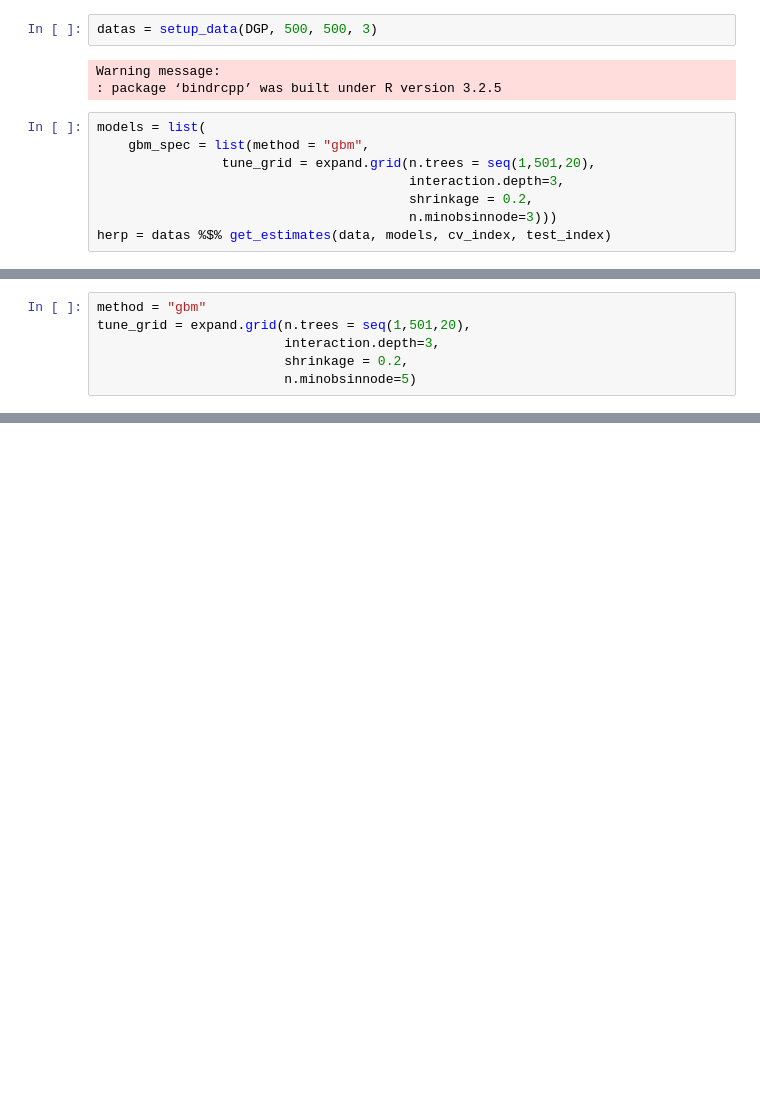
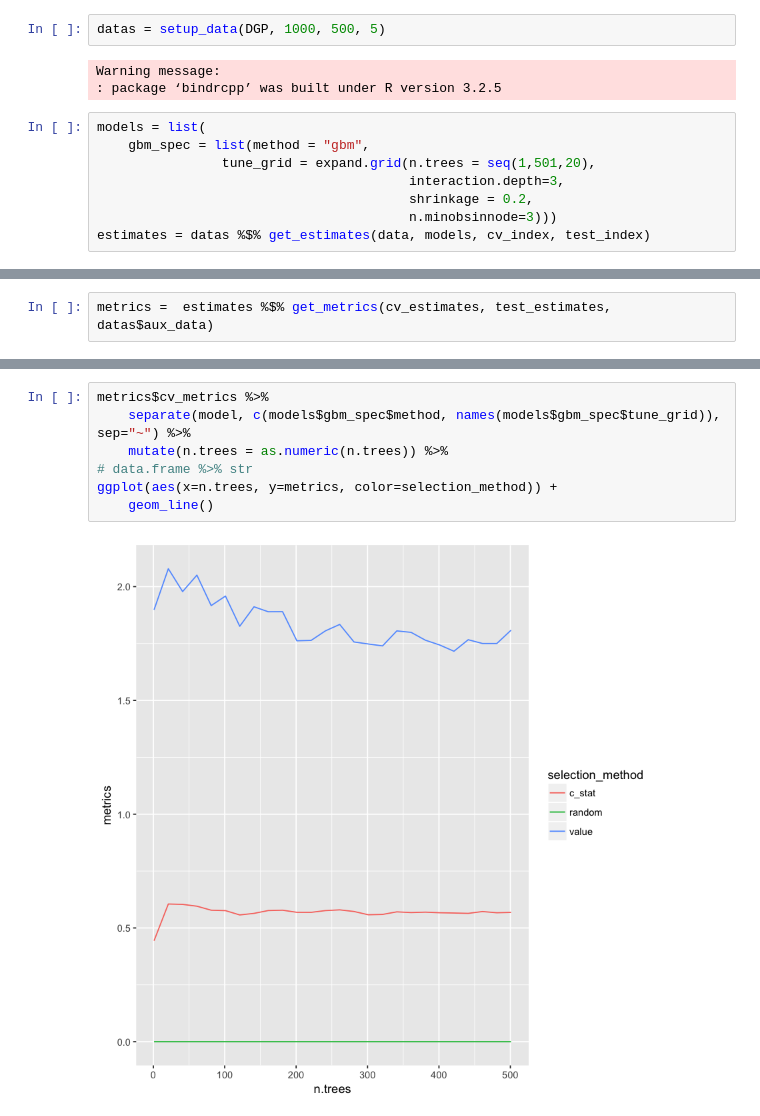
Before and after one commit to som-shahlab/ITE-model-selection, a Jupyter notebook: scratch.ipynb, the cells around one changed output, grey strips where cells are left out. Saved outputs shown, nothing was run; the diff lists cells and outputs as text; blank space fills up the shorter version.

```diff
--- a/scratch.ipynb
+++ b/scratch.ipynb
@@ -39,7 +45,7 @@ DGP$f_C_xw = function(x, w) {
             shape=1.4)
 }
 # %%
-datas = setup_data(DGP, 500, 500, 3)
+datas = setup_data(DGP, 1000, 500, 5)
 # %% [output]
 Warning message:
 : package ‘bindrcpp’ was built under R version 3.2.5
@@ -50,4 +56,4 @@ models = list(
                                         interaction.depth=3,
                                         shrinkage = 0.2,
                                         n.minobsinnode=3)))
-herp = datas %$% get_estimates(data, models, cv_index, test_index)
+estimates = datas %$% get_estimates(data, models, cv_index, test_index)
@@ -74,6 +59,0 @@ herp$test_estimates
-# %%
-method = "gbm"
-tune_grid = expand.grid(n.trees = seq(1,501,20),
-                        interaction.depth=3,
-                        shrinkage = 0.2,
-                        n.minobsinnode=5)
@@ -183,0 +60,2 @@ tail(herp)
+# %%
+metrics =  estimates %$% get_metrics(cv_estimates, test_estimates, datas$aux_data)
@@ -183,0 +68,9 @@ tail(herp)
+# %%
+metrics$cv_metrics %>%
+    separate(model, c(models$gbm_spec$method, names(models$gbm_spec$tune_grid)), sep="~") %>%
+    mutate(n.trees = as.numeric(n.trees)) %>%
+# data.frame %>% str
+ggplot(aes(x=n.trees, y=metrics, color=selection_method)) +
+    geom_line()
+# %% [output]
+[figure, added]
```
Also changed, not shown: parts of 12 cells of this notebook, 3 other files.
